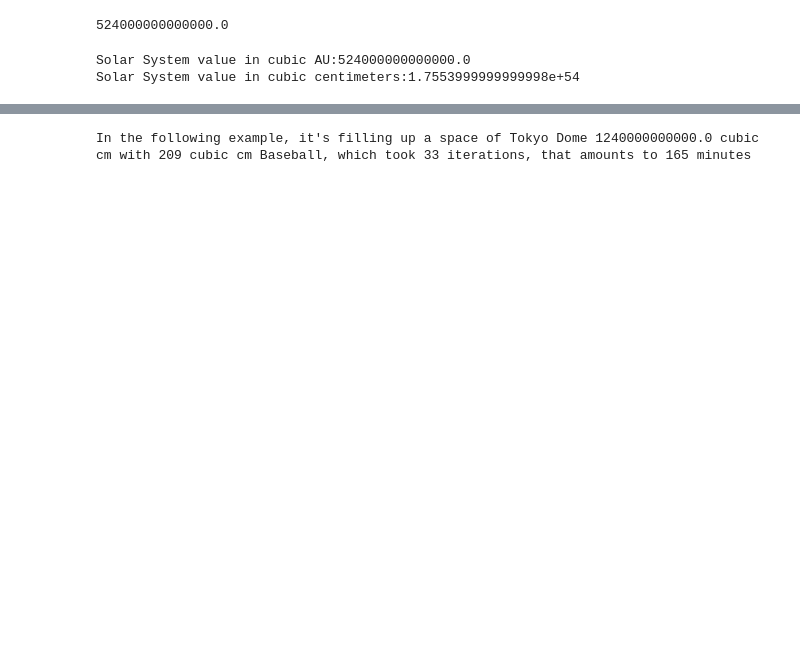
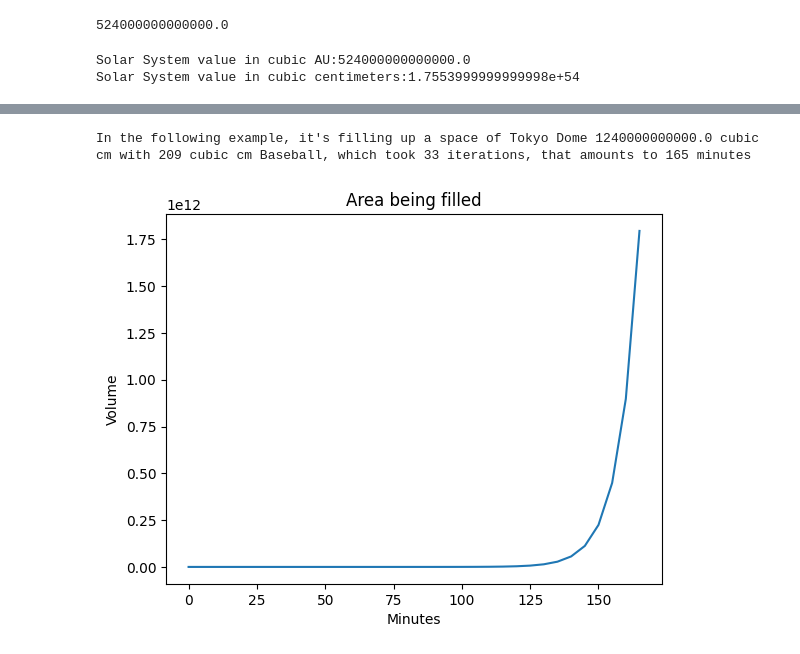
Before and after one commit to snitraM4500/AI_Course_Comprehensive_exercises, a Jupyter notebook: Chestnut Problem/chestnut.ipynb, the cells around one changed output, grey strips where cells are left out. Cells and saved outputs as stored; diff of their text form; code cells hidden in the pictures; blank space fills up the shorter version.

```diff
--- a/Chestnut Problem/chestnut.ipynb
+++ b/Chestnut Problem/chestnut.ipynb
@@ -57,8 +71,9 @@ In the following example, it's filling up a space of Tokyo Dome 1240000000000.0
 # %%
 # Baseball volume filling up the Tokyo Dome
 BBVolume=209
-iterations=filling_space_count(TDVolume,BBVolume)
-minutes=iterations_to_time(iterations,5)
-print("In the following example, it's filling up a space of Tokyo Dome {} cubic cm with {} cubic cm Baseball, which took {} iterations, that amounts to {} minutes".format(TDVolume,BBVolume,iterations,minutes))
+[iteration, minutes, minutesList, area_volume_instance]=filling_space_count(TDVolume,BBVolume,5)
+print("In the following example, it's filling up a space of Tokyo Dome {} cubic cm with {} cubic cm Baseball, which took {} iterations, that amounts to {} minutes".format(TDVolume,BBVolume,iteration,minutes))
+graph_plot(minutesList,area_volume_instance)
 # %% [output]
 In the following example, it's filling up a space of Tokyo Dome 1240000000000.0 cubic cm with 209 cubic cm Baseball, which took 33 iterations, that amounts to 165 minutes
+[figure, added]
```
Also changed, not shown: parts of 5 cells of this notebook.
